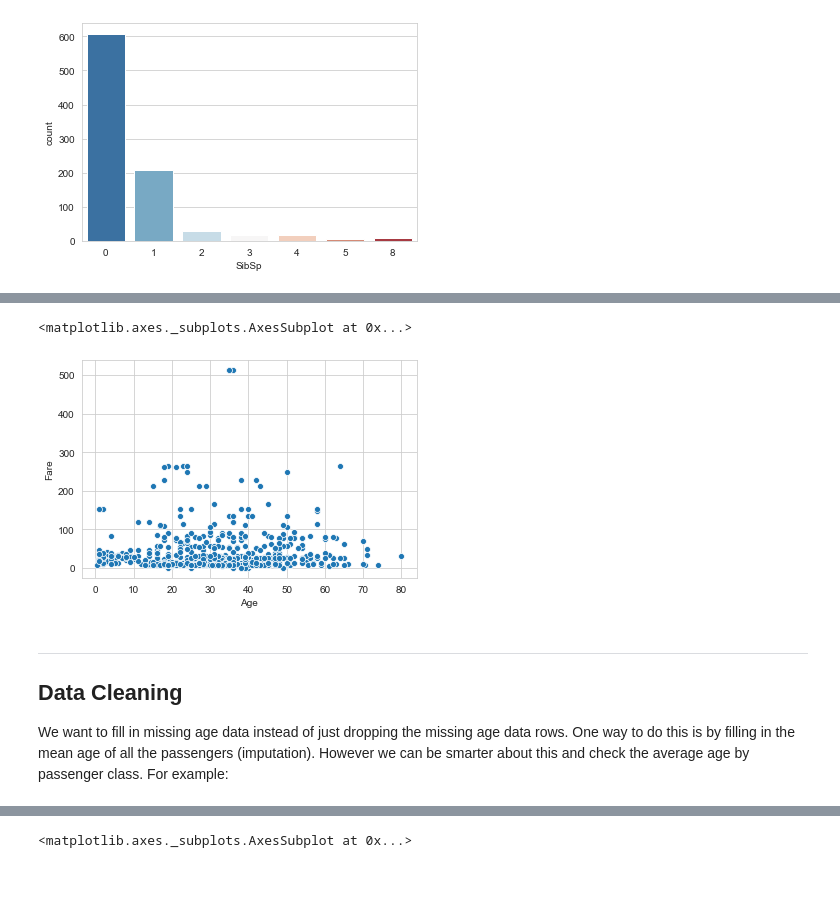
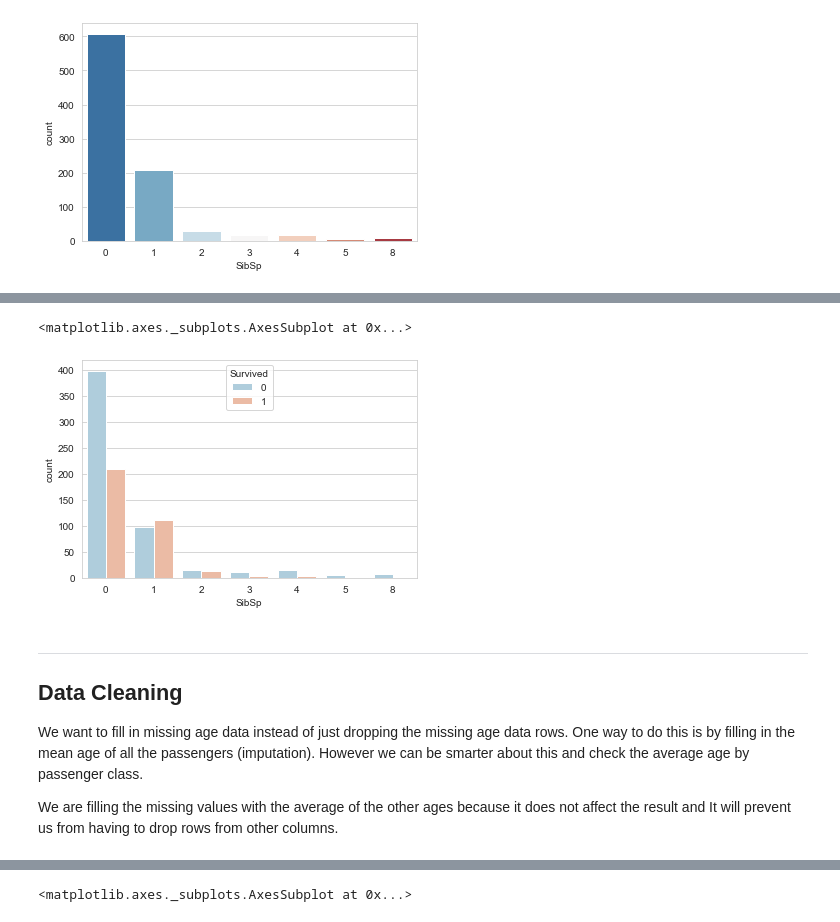
Before and after one commit to dewaleofficial/Titanic-Survival-Prediction-With-Logistic-Regression, a Jupyter notebook: titanic_survival_prediction.ipynb, the cells around one changed output, grey strips where cells are left out. Cells and saved outputs as stored; diff of their text form; code cells hidden in the pictures; blank space fills up the shorter version.

```diff
--- a/titanic_survival_prediction.ipynb
+++ b/titanic_survival_prediction.ipynb
@@ -99,10 +151,13 @@ sns.distplot(titanic_train['Fare'], kde=False, bins=20)
-# %%
-sns.scatterplot(data=titanic_train, x="Age", y="Fare")
-# %% [output]
-<matplotlib.axes._subplots.AxesSubplot at 0x...>
-[figure, removed]
+# %%
+sns.set_style("whitegrid")
+sns.countplot(x="SibSp", data=titanic_train, hue='Survived', palette='RdBu_r')
+# %% [output]
+<matplotlib.axes._subplots.AxesSubplot at 0x...>
+[figure, added]
 # %% [markdown]
 ___
 ## Data Cleaning
 We want to fill in missing age data instead of just dropping the missing age data rows. One way to do this is by filling in the mean age of all the passengers (imputation).
-However we can be smarter about this and check the average age by passenger class. For example:
+However we can be smarter about this and check the average age by passenger class.
+
+We are filling the missing values with the average of the other ages because it does not affect the result and It will prevent us from having to drop rows from other columns.
```
Also changed, not shown: parts of 54 cells of this notebook.
